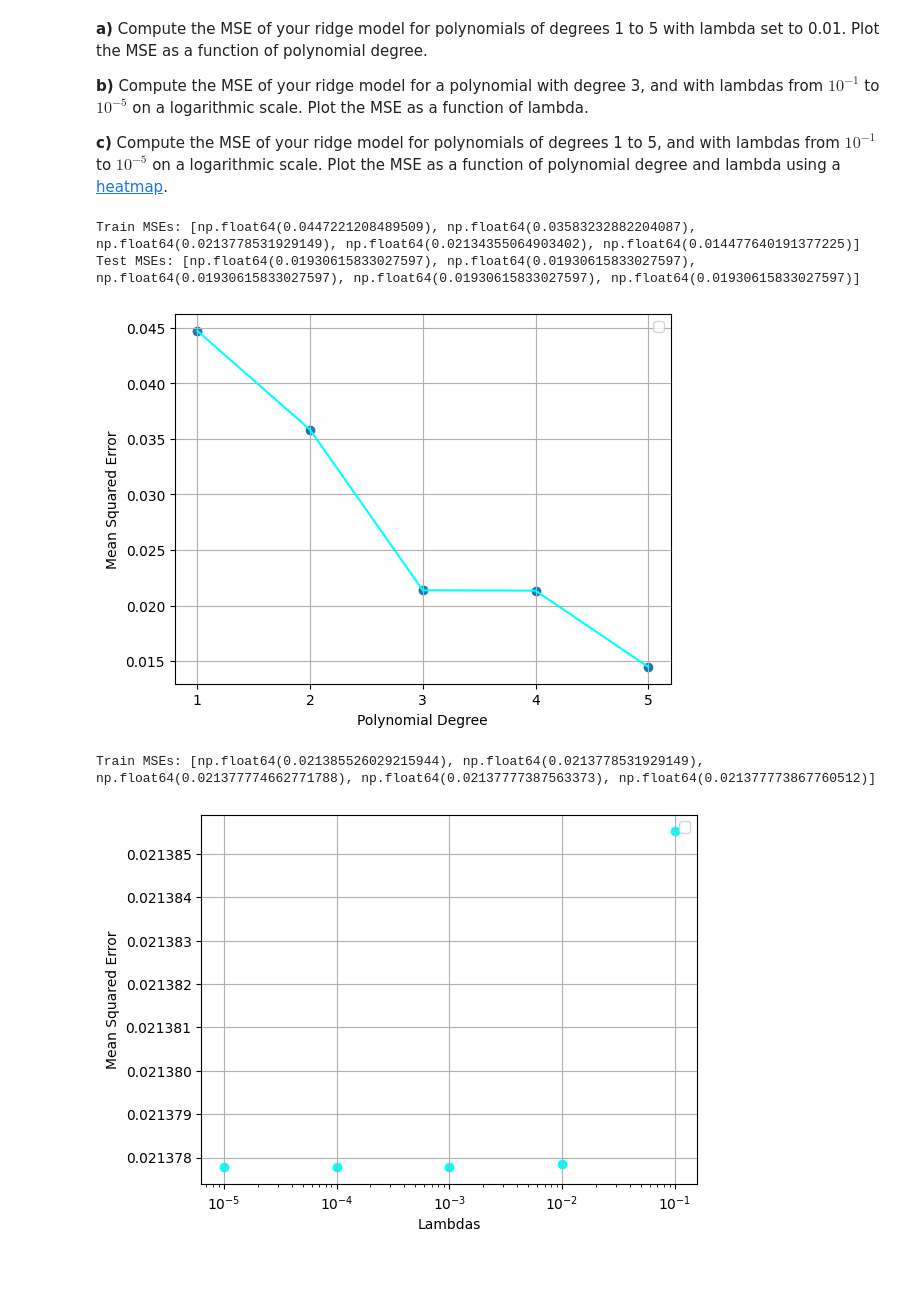
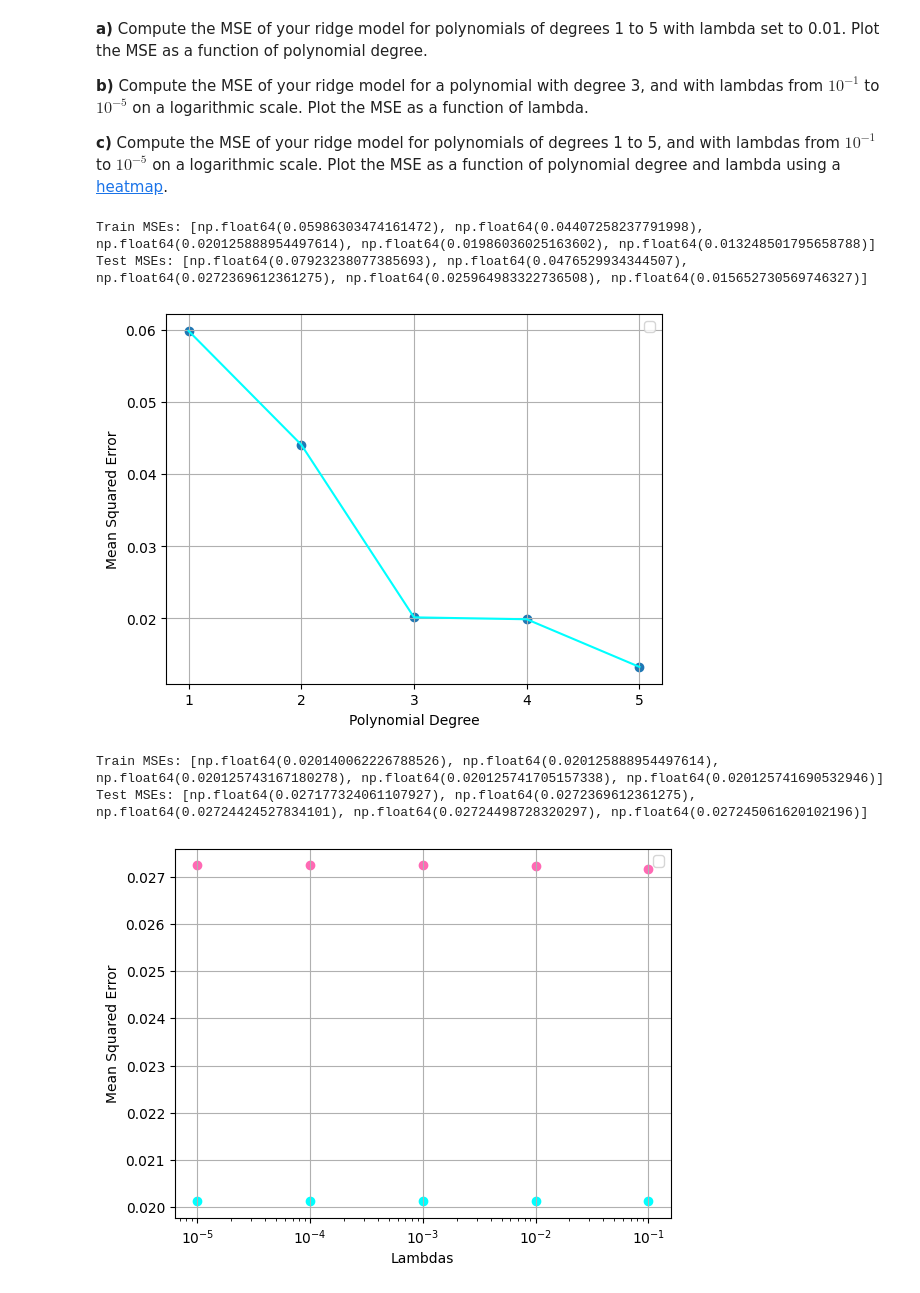
Before and after one commit to ViktorNanotech/FYS-STK, a Jupyter notebook: JupytherWeek36.ipynb, the cells around one changed output. Saved outputs shown, nothing was run; the diff lists cells and outputs as text; code cells hidden in the pictures.

```diff
--- a/JupytherWeek36.ipynb
+++ b/JupytherWeek36.ipynb
@@ -168,7 +168,7 @@ beta = Ridge_parameters(X_train_s, y_train - y_offset)
 # %% [markdown]
 **b)** Fit a model to the data, and plot the prediction using both the training and test x-values extracted before scaling, and the y_offset.
 # %%
-lambda_reg = 0.01
+lambda_reg = 0.1
 p= 3
 
 beta = Ridge_parameters(X_train_s, y_train - y_offset, lambda_reg)
@@ -222,7 +222,7 @@ for i in degrees:
 
     # Compute MSE
     mse_train = np.mean((y_train - y_hat_train) ** 2)
-    #mse_test = np.mean((y_test - y_hat_test) ** 2)
+    mse_test = np.mean((y_test - y_hat_test) ** 2)
 
     train_mses.append(mse_train)
     test_mses.append(mse_test)
@@ -241,9 +241,9 @@ plt.legend()
 plt.grid(True)
 plt.show()
 # %% [output]
-Train MSEs: [np.float64(0.0447221208489509), np.float64(0.03583232882204087), np.float64(0.0213778531929149), np.float64(0.02134355064903402), np.float64(0.014477640191377225)]
-Test MSEs: [np.float64(0.01930615833027597), np.float64(0.01930615833027597), np.float64(0.01930615833027597), np.float64(0.01930615833027597), np.float64(0.01930615833027597)]
+Train MSEs: [np.float64(0.05986303474161472), np.float64(0.04407258237791998), np.float64(0.020125888954497614), np.float64(0.01986036025163602), np.float64(0.013248501795658788)]
+Test MSEs: [np.float64(0.07923238077385693), np.float64(0.0476529934344507), np.float64(0.0272369612361275), np.float64(0.025964983322736508), np.float64(0.015652730569746327)]
-[figure, old version]
+[figure, new version]
 # %%
 
 #b)
@@ -259,39 +259,40 @@ for i in lambdas:
     X_test_poly = polynomial_features(x_test, p, intercept=False)
 
     X_train_poly_s = scaler.fit_transform(X_train_poly)
     X_test_poly_s = scaler.transform(X_test_poly)
 
     beta = Ridge_parameters(X_train_poly_s, y_train - y_offset, i)
 
     y_hat_train = X_train_poly_s @ beta + y_offset
     y_hat_test = X_test_poly_s @ beta + y_offset
 
     # Compute MSE
     mse_train = np.mean((y_train - y_hat_train) ** 2)
-    #mse_test = np.mean((y_test - y_hat_test) ** 2)
+    mse_test = np.mean((y_test - y_hat_test) ** 2)
 
     train_mses.append(mse_train)
-    #test_mses.append(mse_test)
+    test_mses.append(mse_test)
 
 # Print MSE values
 print("Train MSEs:", train_mses)
-#print("Test MSEs:", test_mses)
+print("Test MSEs:", test_mses)
 fig = plt.figure()
 ax = fig.add_subplot(1,1,1)
 
 ax.scatter(lambdas,train_mses, color="cyan")
-#ax.scatter(lambdas,test_mses, color= "hotpink")
+ax.scatter(lambdas,test_mses, color= "hotpink")
 
 ax.set_xscale("log")
 
 plt.xlabel('Lambdas')
 plt.ylabel('Mean Squared Error')
 plt.legend()
 plt.grid(True)
 plt.show()
 # %% [output]
-Train MSEs: [np.float64(0.021385526029215944), np.float64(0.0213778531929149), np.float64(0.021377774662771788), np.float64(0.02137777387563373), np.float64(0.021377773867760512)]
+Train MSEs: [np.float64(0.020140062226788526), np.float64(0.020125888954497614), np.float64(0.020125743167180278), np.float64(0.020125741705157338), np.float64(0.020125741690532946)]
+Test MSEs: [np.float64(0.027177324061107927), np.float64(0.0272369612361275), np.float64(0.02724424527834101), np.float64(0.02724498728320297), np.float64(0.027245061620102196)]
-[figure, old version]
+[figure, new version]
 # %%
 #c)
 import seaborn as sns
```
Also changed, not shown: parts of 2 cells of this notebook, 6 other files.
